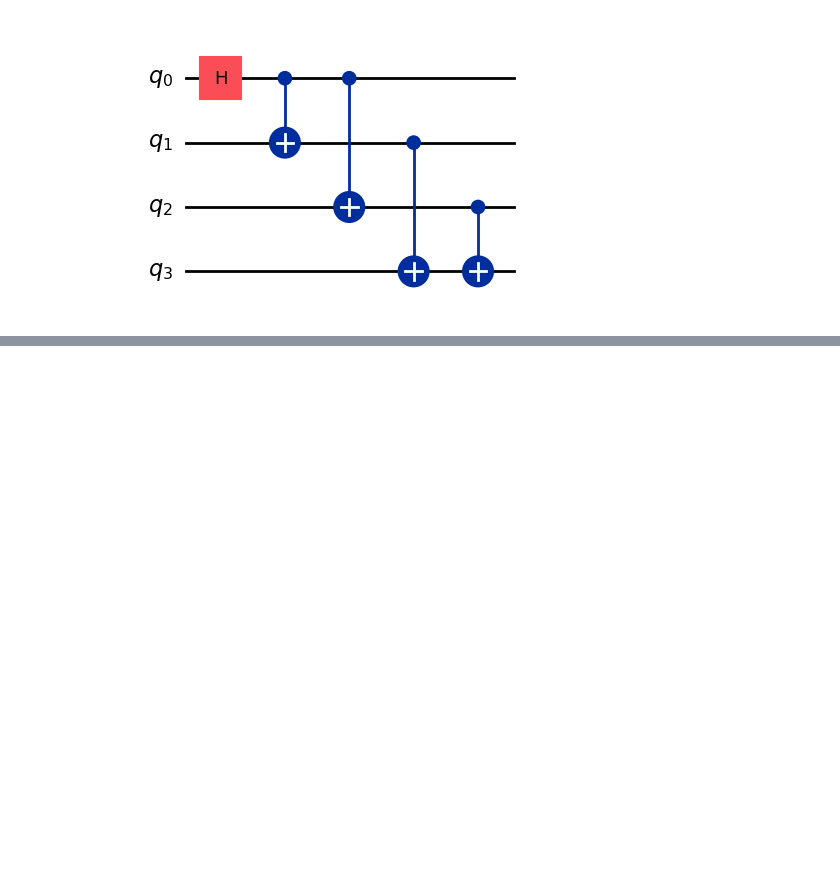
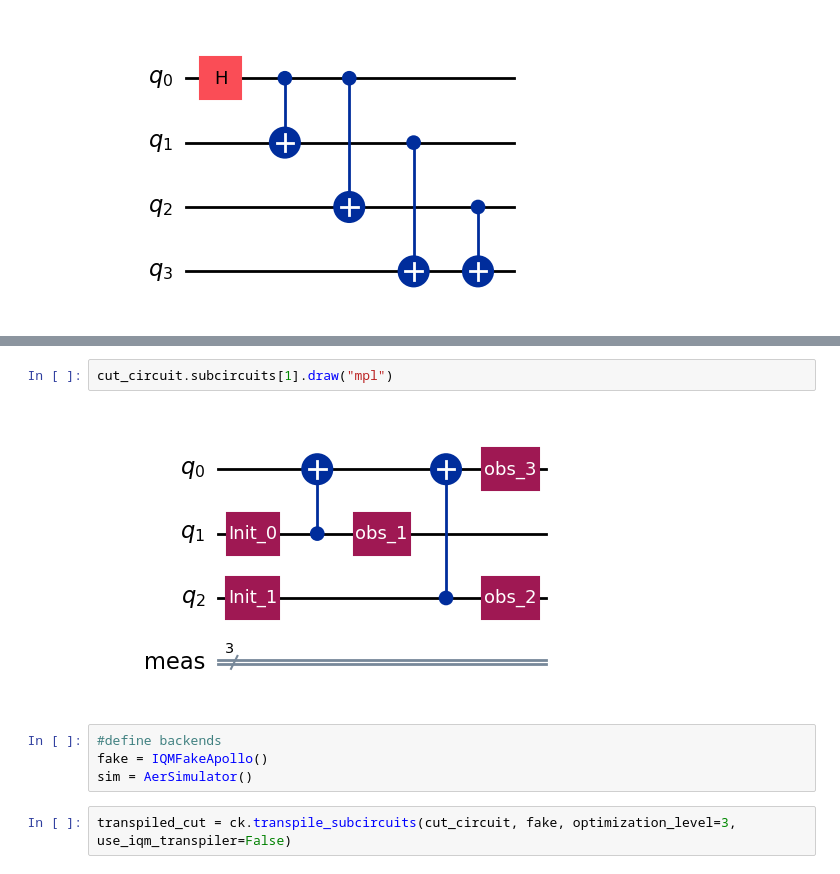
Before and after one commit to JooNiv/QCut, a Jupyter notebook: docs/examples/QCutCutSubsequentWires.ipynb, the cells around one changed output, grey strips where cells are left out. Drawn from its saved outputs; the diff is of its cells as text; blank space fills up the shorter version.

```diff
--- a/docs/examples/QCutCutSubsequentWires.ipynb
+++ b/docs/examples/QCutCutSubsequentWires.ipynb
@@ -42,0 +55,10 @@ cut_circuit.draw("mpl")
+# %%
+cut_circuit.subcircuits[1].draw("mpl")
+# %% [output]
+[figure, added]
+# %%
+#define backends
+fake = IQMFakeApollo()
+sim = AerSimulator()
+# %%
+transpiled_cut = ck.transpile_subcircuits(cut_circuit, fake, optimization_level=3, use_iqm_transpiler=False)
```
Also changed, not shown: parts of 11 cells of this notebook, 1 other file.
